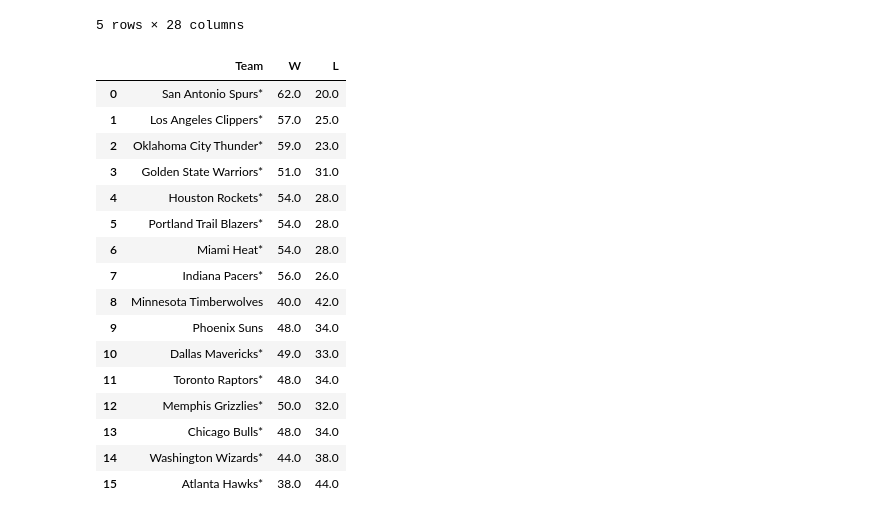
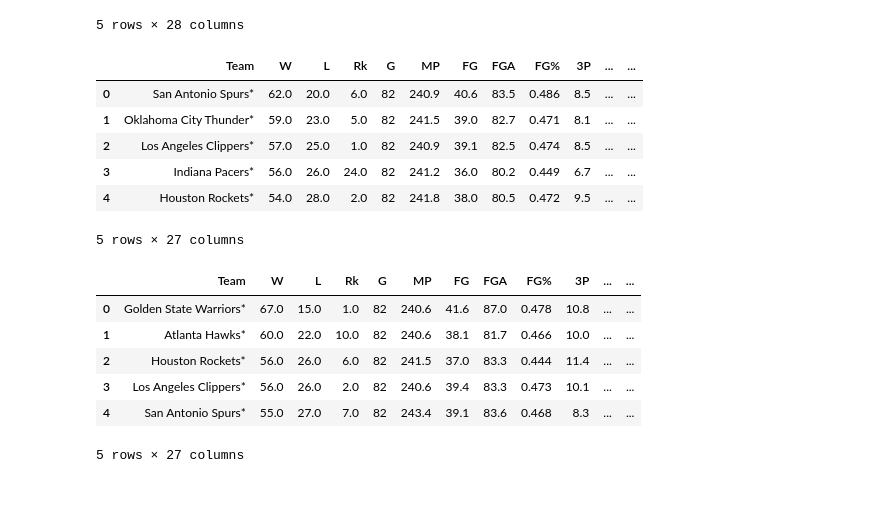
Before and after one commit to tanjowen/NCAA-vs-NBA, a Jupyter notebook: question dos.ipynb, the cells around one changed output. Drawn from its saved outputs; the diff is of its cells as text; code cells hidden in the pictures.

```diff
--- a/question dos.ipynb
+++ b/question dos.ipynb
@@ -88,24 +88,18 @@ nba_standings_13_14.head()
 5 rows × 28 columns
 # %%
 standings_13_14 = pd.DataFrame(nba_standings_13_14[['Team', 'W', 'L']])
-# %%
-standings_13_14 = standings_13_14.drop(standings_13_14.index[16:])
-standings_13_14
-# %% [output]
-|  | Team | W | L |
-| 0 | San Antonio Spurs* | 62.0 | 20.0 |
-| 1 | Los Angeles Clippers* | 57.0 | 25.0 |
-| 2 | Oklahoma City Thunder* | 59.0 | 23.0 |
-| 3 | Golden State Warriors* | 51.0 | 31.0 |
-| 4 | Houston Rockets* | 54.0 | 28.0 |
-| 5 | Portland Trail Blazers* | 54.0 | 28.0 |
-| 6 | Miami Heat* | 54.0 | 28.0 |
-| 7 | Indiana Pacers* | 56.0 | 26.0 |
-| 8 | Minnesota Timberwolves | 40.0 | 42.0 |
-| 9 | Phoenix Suns | 48.0 | 34.0 |
-| 10 | Dallas Mavericks* | 49.0 | 33.0 |
-| 11 | Toronto Raptors* | 48.0 | 34.0 |
-| 12 | Memphis Grizzlies* | 50.0 | 32.0 |
-| 13 | Chicago Bulls* | 48.0 | 34.0 |
-| 14 | Washington Wizards* | 44.0 | 38.0 |
-| 15 | Atlanta Hawks* | 38.0 | 44.0 |
+# %%
+standings_13_14 = standings_13_14.sort_values(by='W', ascending=False)
+standings_13_14_combined = standings_13_14.merge(nba_13_14, on='Team')
+# standings_13_14_combined.head()
+# %%
+standings_13_14_top5 = standings_13_14_combined.drop(standings_13_14_combined.index[5:])
+standings_13_14_top5
+# %% [output]
+|  | Team | W | L | Rk | G | MP | FG | FGA | FG% | 3P | ... | ... |
+| 0 | San Antonio Spurs* | 62.0 | 20.0 | 6.0 | 82 | 240.9 | 40.6 | 83.5 | 0.486 | 8.5 | ... | ... |
+| 1 | Oklahoma City Thunder* | 59.0 | 23.0 | 5.0 | 82 | 241.5 | 39.0 | 82.7 | 0.471 | 8.1 | ... | ... |
+| 2 | Los Angeles Clippers* | 57.0 | 25.0 | 1.0 | 82 | 240.9 | 39.1 | 82.5 | 0.474 | 8.5 | ... | ... |
+| 3 | Indiana Pacers* | 56.0 | 26.0 | 24.0 | 82 | 241.2 | 36.0 | 80.2 | 0.449 | 6.7 | ... | ... |
+| 4 | Houston Rockets* | 54.0 | 28.0 | 2.0 | 82 | 241.8 | 38.0 | 80.5 | 0.472 | 9.5 | ... | ... |
+5 rows × 27 columns
@@ -111,0 +108,13 @@ standings_13_14
+# %%
+standings_14_15 = standings_14_15.sort_values(by='W', ascending=False)
+standings_14_15_combined = standings_14_15.merge(nba_14_15, on='Team')
+standings_14_15_top5 = standings_14_15_combined.drop(standings_14_15_combined.index[5:])
+standings_14_15_top5
+# %% [output]
+|  | Team | W | L | Rk | G | MP | FG | FGA | FG% | 3P | ... | ... |
+| 0 | Golden State Warriors* | 67.0 | 15.0 | 1.0 | 82 | 240.6 | 41.6 | 87.0 | 0.478 | 10.8 | ... | ... |
+| 1 | Atlanta Hawks* | 60.0 | 22.0 | 10.0 | 82 | 240.6 | 38.1 | 81.7 | 0.466 | 10.0 | ... | ... |
+| 2 | Houston Rockets* | 56.0 | 26.0 | 6.0 | 82 | 241.5 | 37.0 | 83.3 | 0.444 | 11.4 | ... | ... |
+| 3 | Los Angeles Clippers* | 56.0 | 26.0 | 2.0 | 82 | 240.6 | 39.4 | 83.3 | 0.473 | 10.1 | ... | ... |
+| 4 | San Antonio Spurs* | 55.0 | 27.0 | 7.0 | 82 | 243.4 | 39.1 | 83.6 | 0.468 | 8.3 | ... | ... |
+5 rows × 27 columns
```
Also changed, not shown: parts of 21 cells of this notebook.
